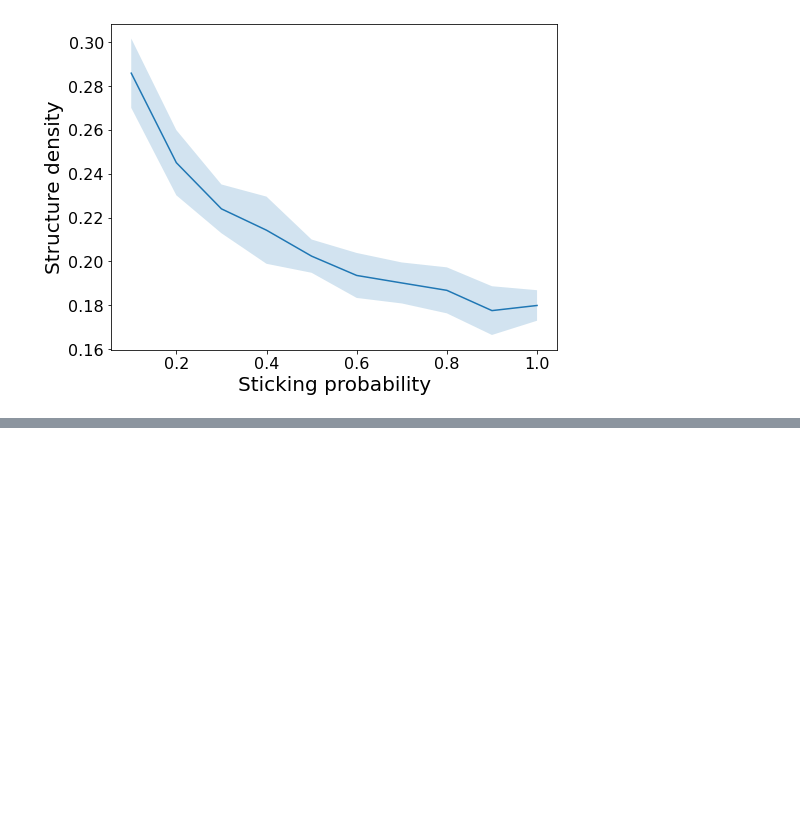
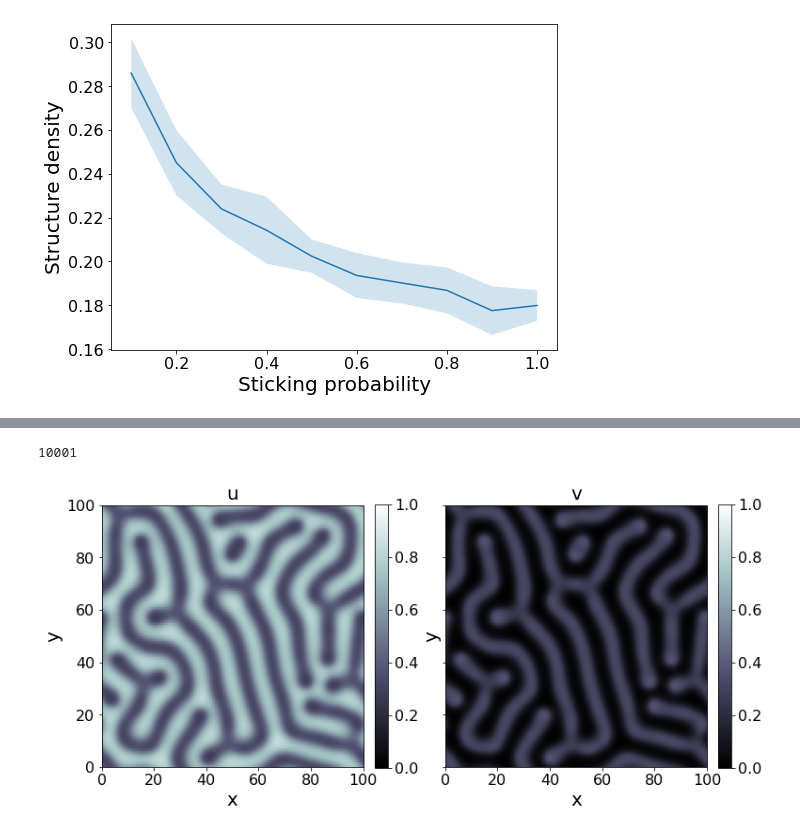
Before and after one commit to Nickvs99/ScientificComputing, a Jupyter notebook: Set 2/set2.ipynb, the cells around one changed output, grey strips where cells are left out. Saved outputs shown, nothing was run; the diff lists cells and outputs as text; code cells hidden in the pictures; blank space fills up the shorter version.

```diff
--- a/Set 2/set2.ipynb
+++ b/Set 2/set2.ipynb
@@ -170,0 +229,13 @@ Running sticking probability: 1.00
+# %%
+GrayScott(N=100,
+          dt=1,
+          dx=1,
+          Du=0.16,
+          Dv=0.08,
+          f=0.035,
+          k=0.06,
+          square_size = 0.1,
+          noise=0.1).run_till_converge(delta=10**-5, max_t=10000, cmap='bone')
+# %% [output]
+10001
+[figure, added]
```
Also changed, not shown: parts of 5 cells of this notebook, 27 other files.
